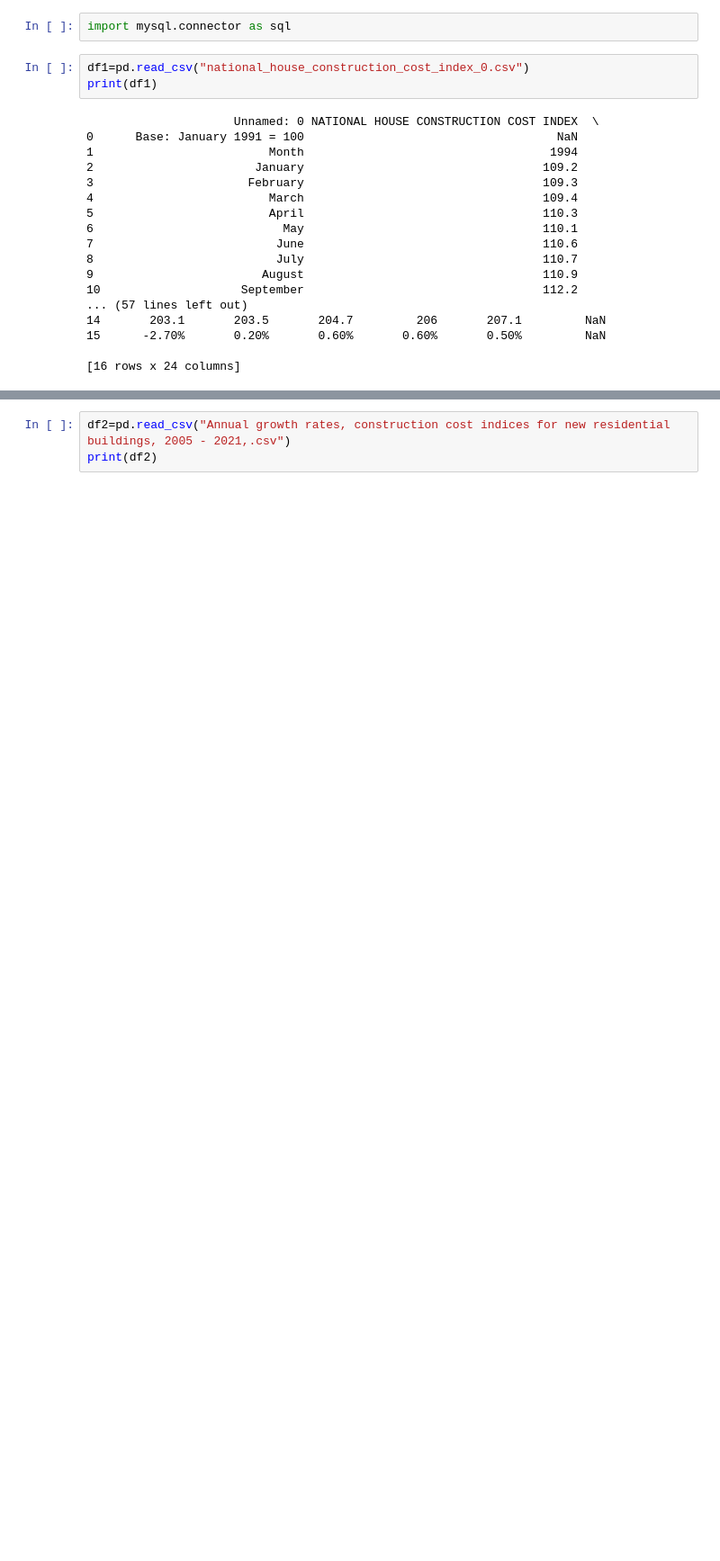
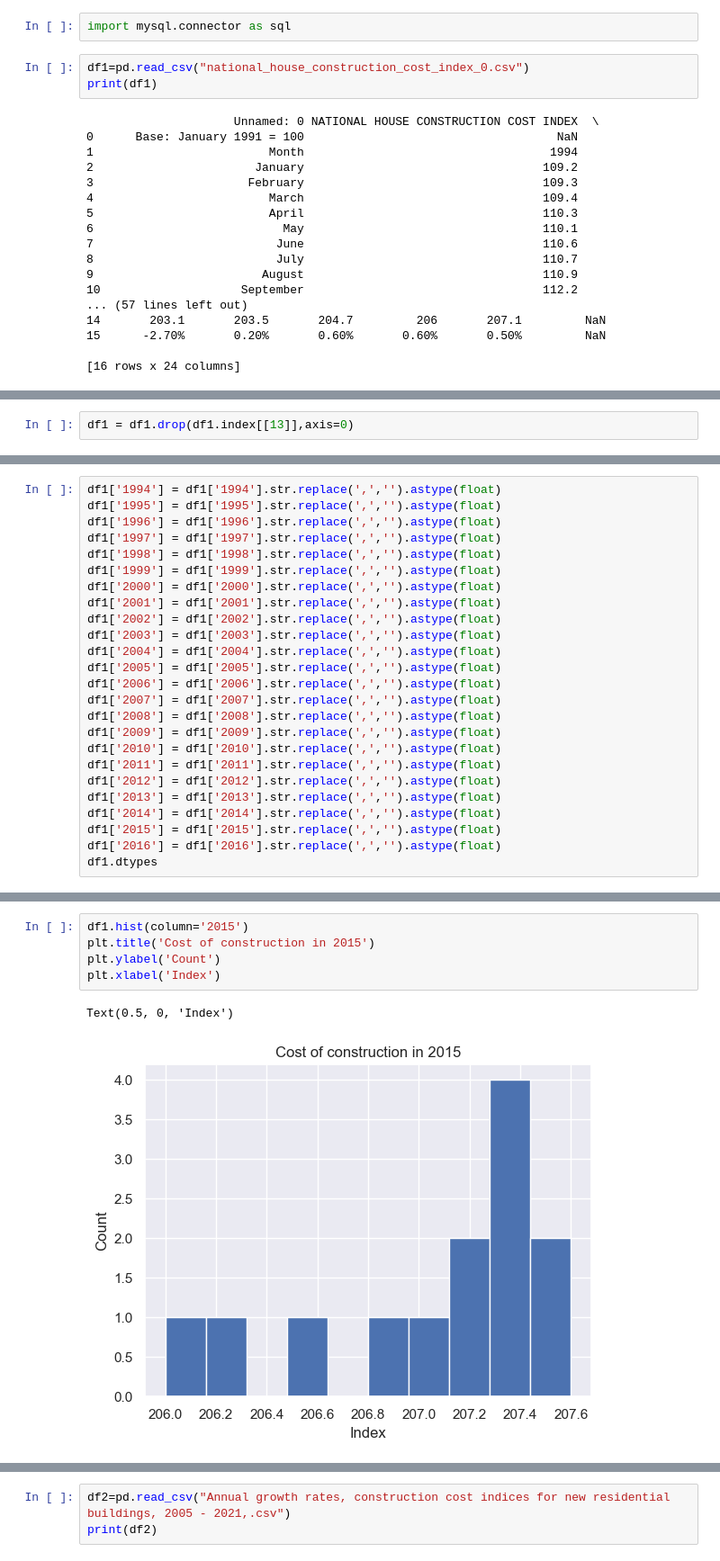
Before and after one commit to jlac23/CCT_MSC_DA_CA2_2020092, a Jupyter notebook: MSC_DA_CA2_2020092.ipynb, the cells around one changed output, grey strips where cells are left out. Shown at 90% size. Drawn from its saved outputs; the diff is of its cells as text; blank space fills up the shorter version.

```diff
--- a/MSC_DA_CA2_2020092.ipynb
+++ b/MSC_DA_CA2_2020092.ipynb
@@ -59,0 +112,2 @@ print(df1)
+# %%
+df1 = df1.drop(df1.index[[13]],axis=0)
@@ -59,0 +134,25 @@ print(df1)
+# %%
+df1['1994'] = df1['1994'].str.replace(',','').astype(float)
+df1['1995'] = df1['1995'].str.replace(',','').astype(float)
+df1['1996'] = df1['1996'].str.replace(',','').astype(float)
+df1['1997'] = df1['1997'].str.replace(',','').astype(float)
+df1['1998'] = df1['1998'].str.replace(',','').astype(float)
+df1['1999'] = df1['1999'].str.replace(',','').astype(float)
+df1['2000'] = df1['2000'].str.replace(',','').astype(float)
+df1['2001'] = df1['2001'].str.replace(',','').astype(float)
+df1['2002'] = df1['2002'].str.replace(',','').astype(float)
+df1['2003'] = df1['2003'].str.replace(',','').astype(float)
+df1['2004'] = df1['2004'].str.replace(',','').astype(float)
+df1['2005'] = df1['2005'].str.replace(',','').astype(float)
+df1['2006'] = df1['2006'].str.replace(',','').astype(float)
+df1['2007'] = df1['2007'].str.replace(',','').astype(float)
+df1['2008'] = df1['2008'].str.replace(',','').astype(float)
+df1['2009'] = df1['2009'].str.replace(',','').astype(float)
+df1['2010'] = df1['2010'].str.replace(',','').astype(float)
+df1['2011'] = df1['2011'].str.replace(',','').astype(float)
+df1['2012'] = df1['2012'].str.replace(',','').astype(float)
+df1['2013'] = df1['2013'].str.replace(',','').astype(float)
+df1['2014'] = df1['2014'].str.replace(',','').astype(float)
+df1['2015'] = df1['2015'].str.replace(',','').astype(float)
+df1['2016'] = df1['2016'].str.replace(',','').astype(float)
+df1.dtypes
@@ -59,0 +208,8 @@ print(df1)
+# %%
+df1.hist(column='2015')
+plt.title('Cost of construction in 2015')
+plt.ylabel('Count')
+plt.xlabel('Index')
+# %% [output]
+Text(0.5, 0, 'Index')
+[figure, added]
```
Also changed, not shown: parts of 36 cells of this notebook.
